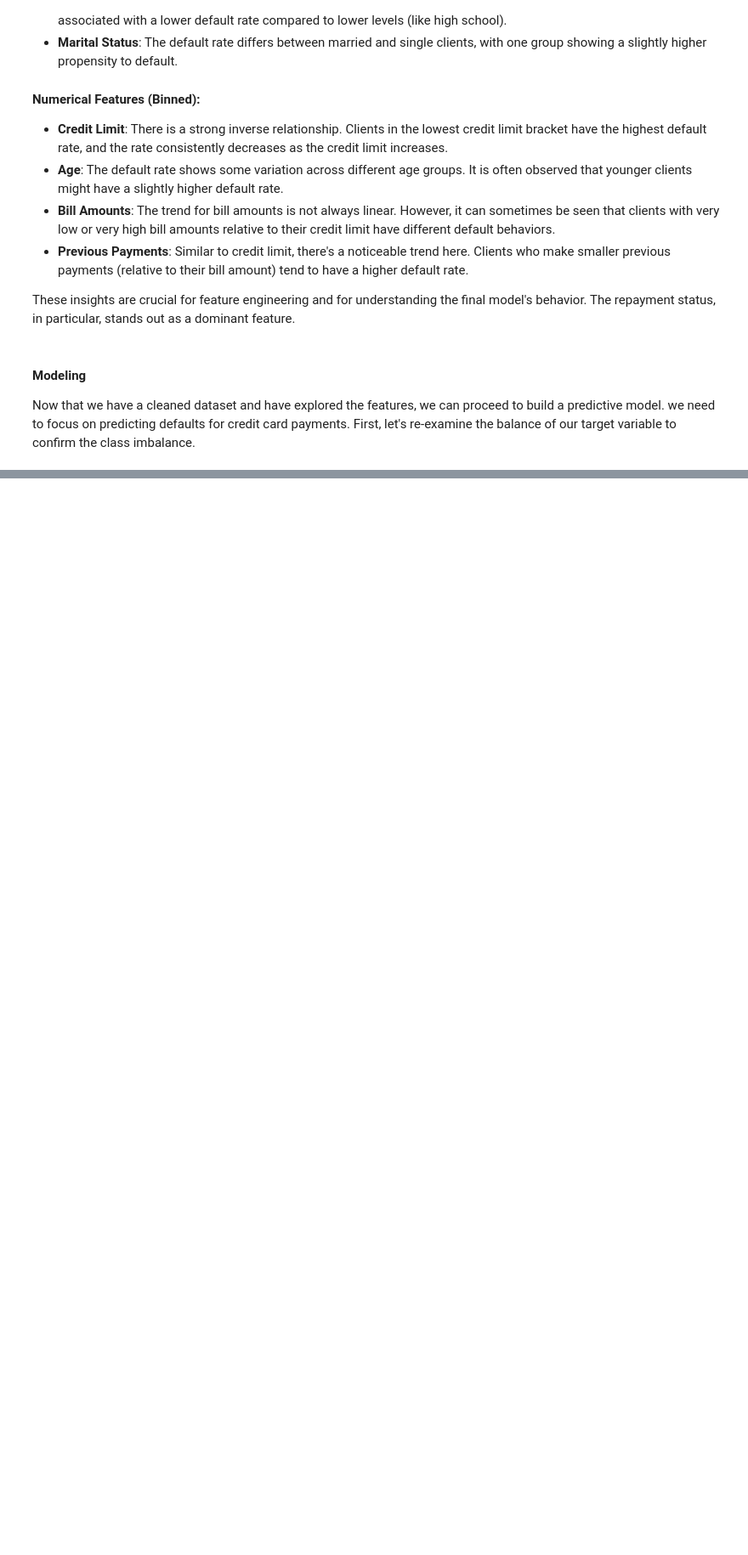
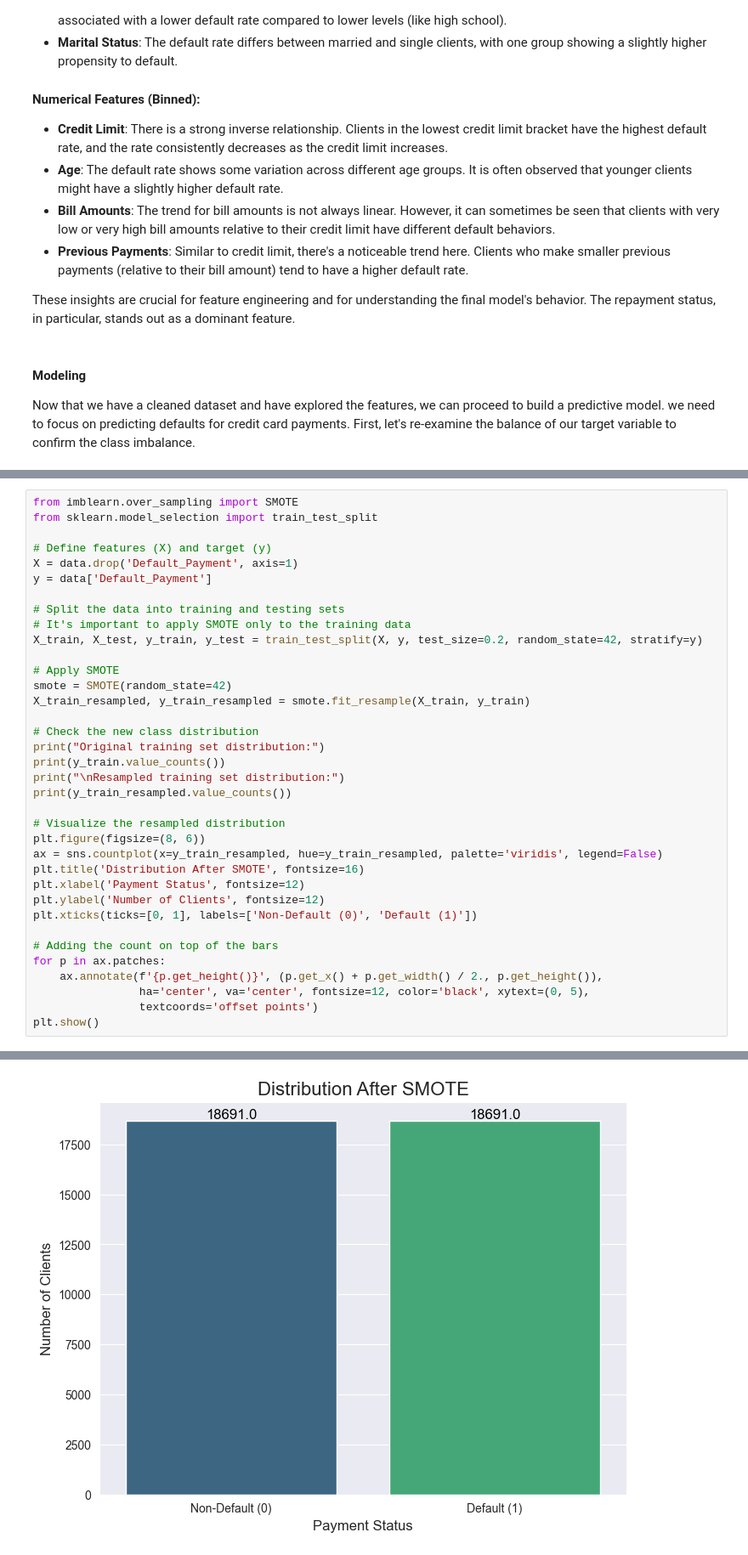
Before and after one commit to licyambrose/CreditCardDefault, a Jupyter notebook: creditcarddefault.ipynb, the cells around one changed output, grey strips where cells are left out. Shown at 85% size. Cells and saved outputs as stored; diff of their text form; blank space fills up the shorter version.

```diff
--- a/creditcarddefault.ipynb
+++ b/creditcarddefault.ipynb
@@ -426,0 +431,37 @@ The plot clearly shows that the dataset is imbalanced, with significantly more n
+# %%
+from imblearn.over_sampling import SMOTE
+from sklearn.model_selection import train_test_split
+
+# Define features (X) and target (y)
+X = data.drop('Default_Payment', axis=1)
+y = data['Default_Payment']
+
+# Split the data into training and testing sets
+# It's important to apply SMOTE only to the training data
+X_train, X_test, y_train, y_test = train_test_split(X, y, test_size=0.2, random_state=42, stratify=y)
+
+# Apply SMOTE
+smote = SMOTE(random_state=42)
+X_train_resampled, y_train_resampled = smote.fit_resample(X_train, y_train)
+
+# Check the new class distribution
+print("Original training set distribution:")
+print(y_train.value_counts())
+print("\nResampled training set distribution:")
+print(y_train_resampled.value_counts())
+
+# Visualize the resampled distribution
+plt.figure(figsize=(8, 6))
+ax = sns.countplot(x=y_train_resampled, hue=y_train_resampled, palette='viridis', legend=False)
+plt.title('Distribution After SMOTE', fontsize=16)
+plt.xlabel('Payment Status', fontsize=12)
+plt.ylabel('Number of Clients', fontsize=12)
+plt.xticks(ticks=[0, 1], labels=['Non-Default (0)', 'Default (1)'])
+
+# Adding the count on top of the bars
+for p in ax.patches:
+    ax.annotate(f'{p.get_height()}', (p.get_x() + p.get_width() / 2., p.get_height()),
+                ha='center', va='center', fontsize=12, color='black', xytext=(0, 5),
+                textcoords='offset points')
+plt.show()
+# %% [output]
@@ -426,0 +479 @@ The plot clearly shows that the dataset is imbalanced, with significantly more n
+[figure, added]
```
Also changed, not shown: parts of 10 cells of this notebook.
